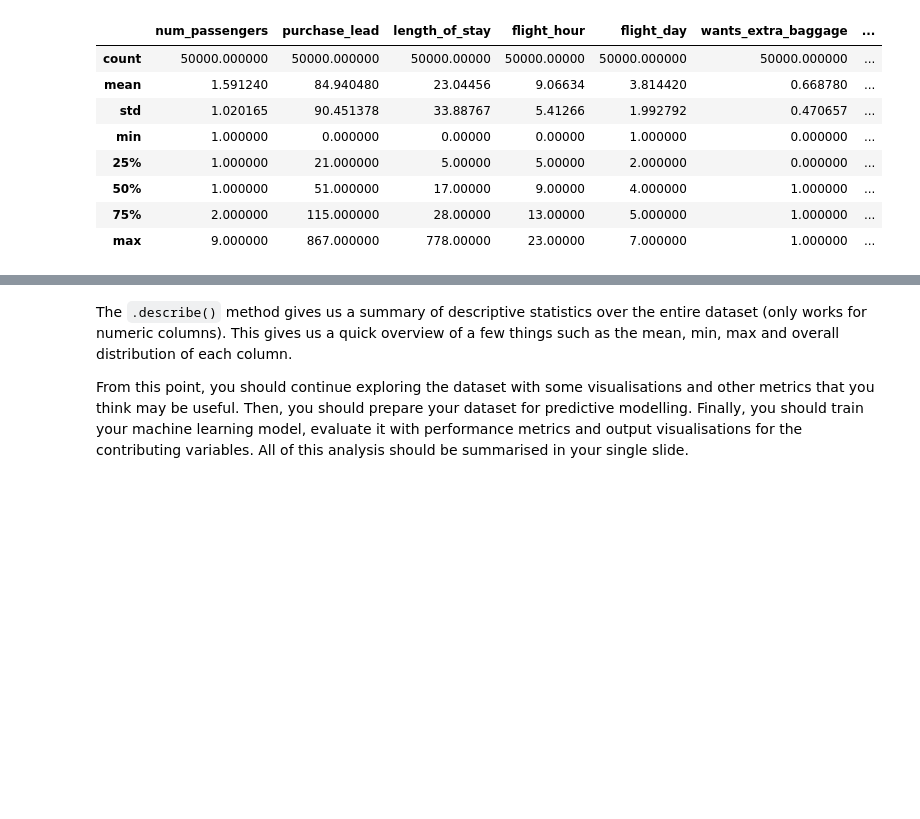
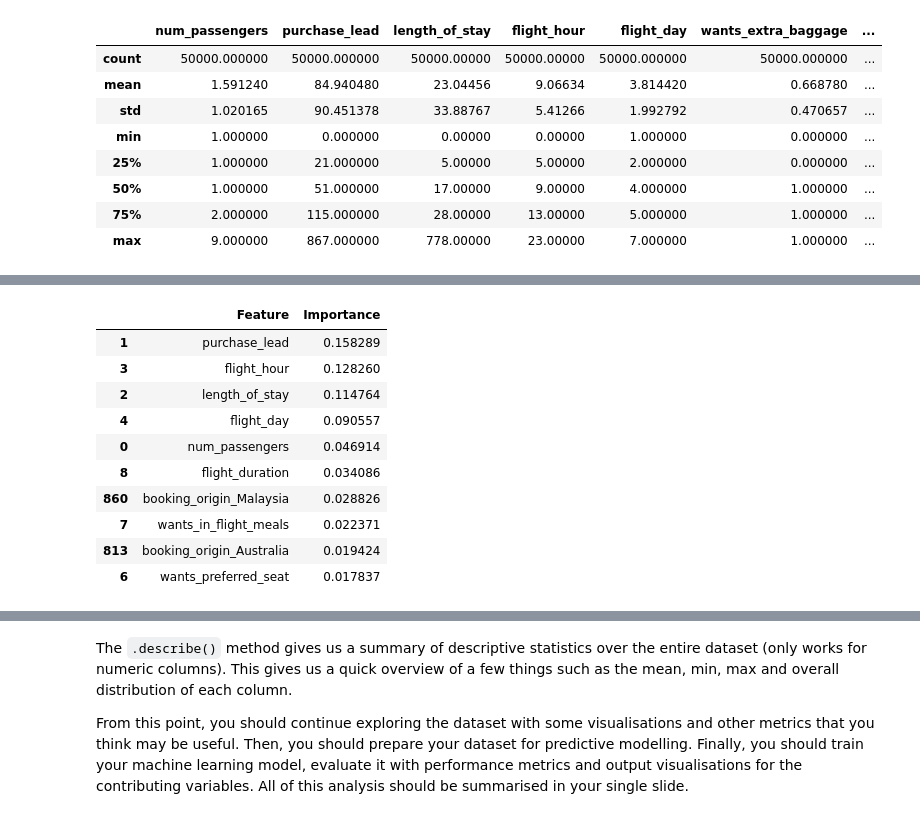
Before and after one commit to Busi1995/british-airways-customer-booking-prediction, a Jupyter notebook: Getting Started.ipynb, the cells around one changed output, grey strips where cells are left out. Cells and saved outputs as stored; diff of their text form; code cells hidden in the pictures; blank space fills up the shorter version.

```diff
--- a/Getting Started.ipynb
+++ b/Getting Started.ipynb
@@ -94,0 +140,14 @@ df.describe()
+# %%
+from sklearn.model_selection import train_test_split
+
+X_train, X_test, y_train, y_test = train_test_split(
+    X,
+    y,
+    test_size=0.2,
+    random_state=42
+)
+
+print(X_train.shape)
+print(X_test.shape)
+print(y_train.shape)
+print(y_test.shape)
@@ -94,0 +194,26 @@ df.describe()
+# %%
+import pandas as pd
+
+feature_importance = pd.DataFrame({
+    "Feature": X_train.columns,
+    "Importance": model.feature_importances_
+})
+
+feature_importance = feature_importance.sort_values(
+    by="Importance",
+    ascending=False
+)
+
+feature_importance.head(10)
+# %% [output]
+|  | Feature | Importance |
+| 1 | purchase_lead | 0.158289 |
+| 3 | flight_hour | 0.128260 |
+| 2 | length_of_stay | 0.114764 |
+| 4 | flight_day | 0.090557 |
+| 0 | num_passengers | 0.046914 |
+| 8 | flight_duration | 0.034086 |
+| 860 | booking_origin_Malaysia | 0.028826 |
+| 7 | wants_in_flight_meals | 0.022371 |
+| 813 | booking_origin_Australia | 0.019424 |
+| 6 | wants_preferred_seat | 0.017837 |
```
Also changed, not shown: parts of 13 cells of this notebook.
